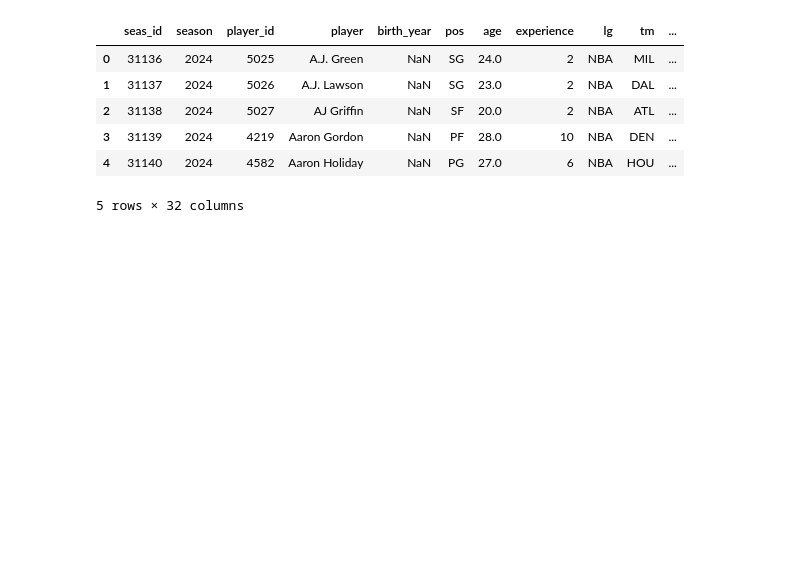
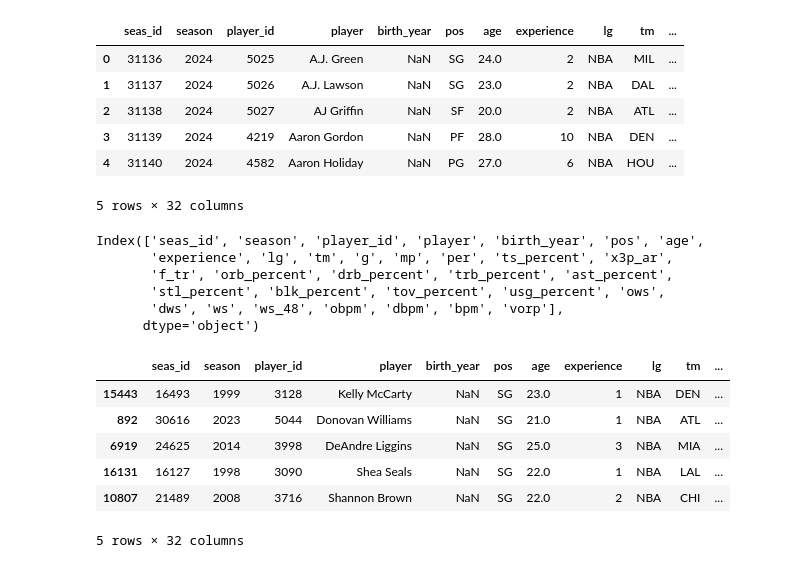
Before and after one commit to matthewellishanson/datafun-06-eda, a Jupyter notebook: matthanson_eda.ipynb, the cells around one changed output. Drawn from its saved outputs; the diff is of its cells as text; code cells hidden in the pictures; blank space fills up the shorter version.

```diff
--- a/matthanson_eda.ipynb
+++ b/matthanson_eda.ipynb
@@ -16,3 +16,29 @@ nba_df.head()
 | 3 | 31139 | 2024 | 4219 | Aaron Gordon | NaN | PF | 28.0 | 10 | NBA | DEN | ... |
 | 4 | 31140 | 2024 | 4582 | Aaron Holiday | NaN | PG | 27.0 | 6 | NBA | HOU | ... |
 5 rows × 32 columns
+# %%
+# Filter the DataFrame for Shooting Guards (SG)
+sg_df = nba_df[nba_df['pos'] == 'SG']
+
+# Display all column names
+print(sg_df.columns)
+
+# Sort the filtered DataFrame by 'usg_percent' in descending order
+SG_byusg = sg_df.sort_values(by='usg_percent', ascending=False)
+
+# Display the sorted DataFrame
+SG_byusg.head()
+# %% [output]
+Index(['seas_id', 'season', 'player_id', 'player', 'birth_year', 'pos', 'age',
+       'experience', 'lg', 'tm', 'g', 'mp', 'per', 'ts_percent', 'x3p_ar',
+       'f_tr', 'orb_percent', 'drb_percent', 'trb_percent', 'ast_percent',
+       'stl_percent', 'blk_percent', 'tov_percent', 'usg_percent', 'ows',
+       'dws', 'ws', 'ws_48', 'obpm', 'dbpm', 'bpm', 'vorp'],
+      dtype='object')
+|  | seas_id | season | player_id | player | birth_year | pos | age | experience | lg | tm | ... |
+| 15443 | 16493 | 1999 | 3128 | Kelly McCarty | NaN | SG | 23.0 | 1 | NBA | DEN | ... |
+| 892 | 30616 | 2023 | 5044 | Donovan Williams | NaN | SG | 21.0 | 1 | NBA | ATL | ... |
+| 6919 | 24625 | 2014 | 3998 | DeAndre Liggins | NaN | SG | 25.0 | 3 | NBA | MIA | ... |
+| 16131 | 16127 | 1998 | 3090 | Shea Seals | NaN | SG | 22.0 | 1 | NBA | LAL | ... |
+| 10807 | 21489 | 2008 | 3716 | Shannon Brown | NaN | SG | 22.0 | 2 | NBA | CHI | ... |
+5 rows × 32 columns
```
Also changed, not shown: parts of 2 cells of this notebook.
